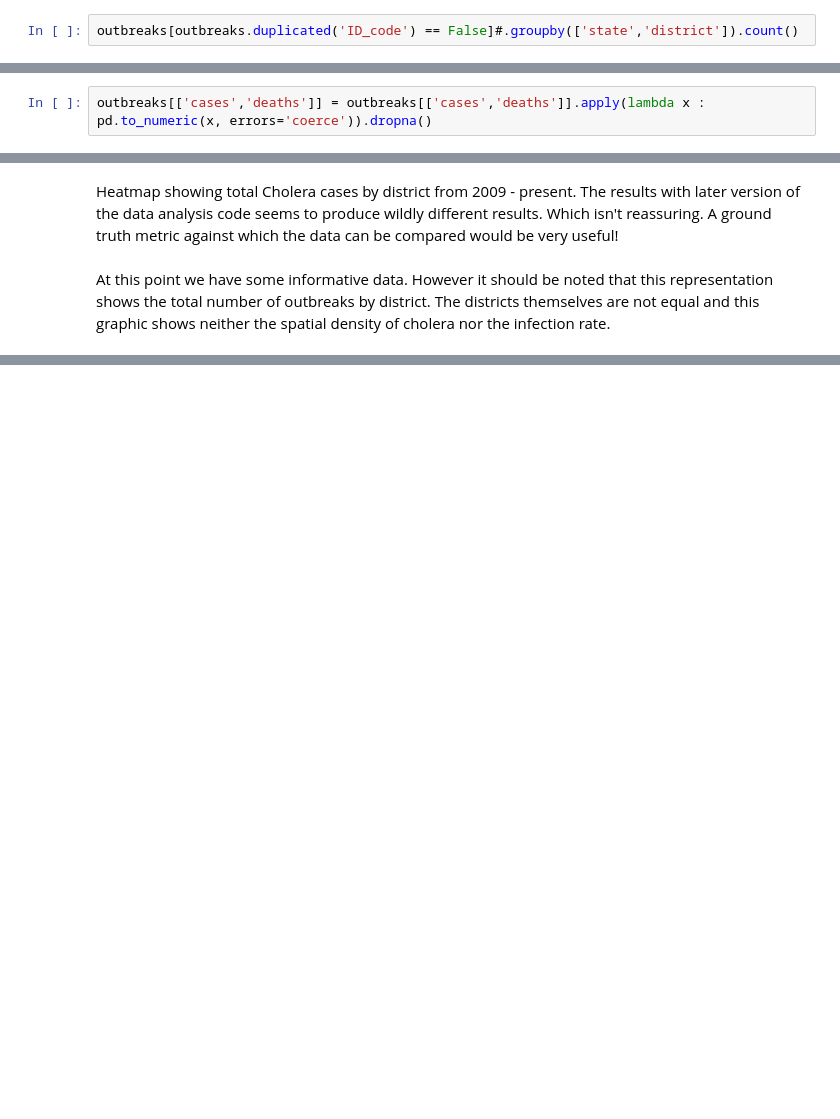
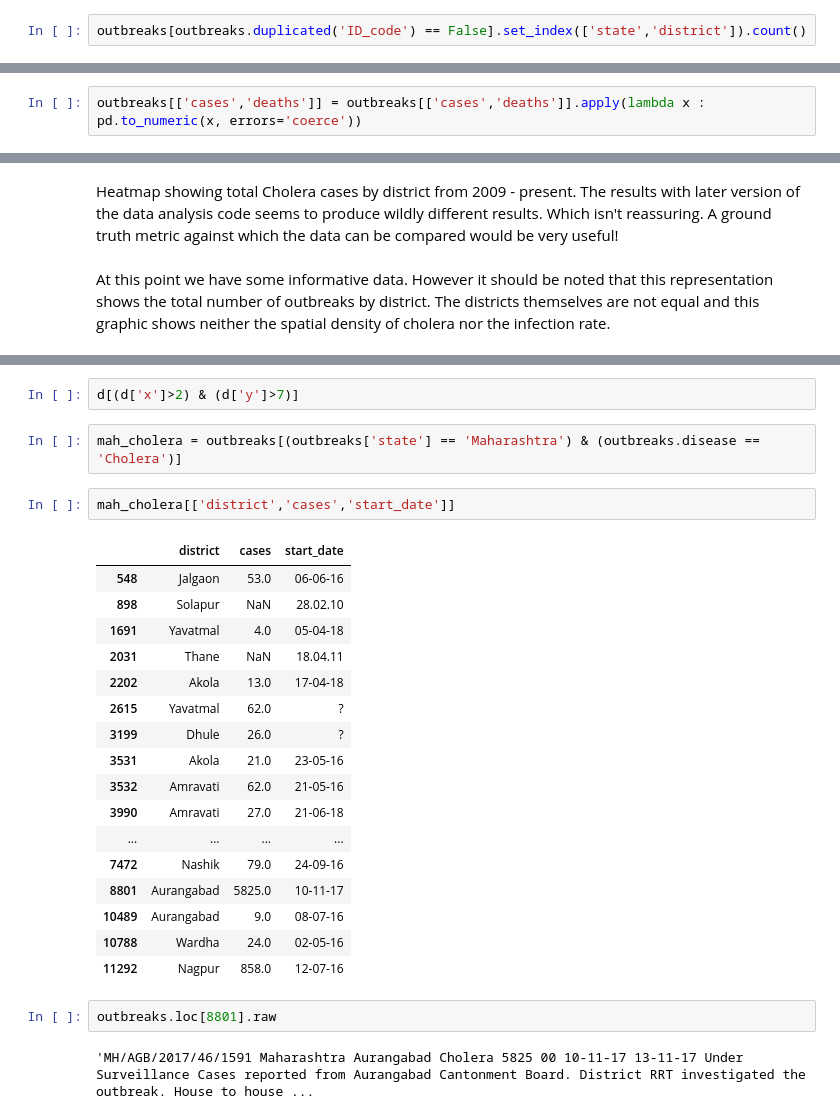
Before and after one commit to AngusLaurenson/idsp_converter, a Jupyter notebook: cleaning_and_merging_outbreaks_with_geospatial.ipynb, the cells around one changed output, grey strips where cells are left out. Drawn from its saved outputs; the diff is of its cells as text; blank space fills up the shorter version.

```diff
--- a/cleaning_and_merging_outbreaks_with_geospatial.ipynb
+++ b/cleaning_and_merging_outbreaks_with_geospatial.ipynb
@@ -40,5 +40,5 @@ Lets explore these datasets. _outbreaks_ has text information regarding outbreak
 # %% [markdown]
 Count the rows with the same ID_code.
 # %%
-outbreaks[outbreaks.duplicated('ID_code') == False]#.groupby(['state','district']).count()
+outbreaks[outbreaks.duplicated('ID_code') == False].set_index(['state','district']).count()
 # %% [output]
@@ -71,7 +83,7 @@ We would like to
 
 Using `apply` apply the `.to_numeric()` method along the case and death columns. Errors are coerced, meaning failure results in a NAN value which is then dropped. `lambda` function is used here in order to set the errors='coerce'.
 # %%
-outbreaks[['cases','deaths']] = outbreaks[['cases','deaths']].apply(lambda x : pd.to_numeric(x, errors='coerce')).dropna()
+outbreaks[['cases','deaths']] = outbreaks[['cases','deaths']].apply(lambda x : pd.to_numeric(x, errors='coerce'))
 # %% [markdown]
 similarly `apply` `to_datetime` to convert the dates.
 # %%
@@ -270,0 +309,28 @@ At this point we have some informative data. However it should be noted that thi
+# %%
+d[(d['x']>2) & (d['y']>7)]
+# %%
+mah_cholera = outbreaks[(outbreaks['state'] == 'Maharashtra') & (outbreaks.disease == 'Cholera')]
+# %%
+mah_cholera[['district','cases','start_date']]
+# %% [output]
+|  | district | cases | start_date |
+| 548 | Jalgaon | 53.0 | 06-06-16 |
+| 898 | Solapur | NaN | 28.02.10 |
+| 1691 | Yavatmal | 4.0 | 05-04-18 |
+| 2031 | Thane | NaN | 18.04.11 |
+| 2202 | Akola | 13.0 | 17-04-18 |
+| 2615 | Yavatmal | 62.0 | ? |
+| 3199 | Dhule | 26.0 | ? |
+| 3531 | Akola | 21.0 | 23-05-16 |
+| 3532 | Amravati | 62.0 | 21-05-16 |
+| 3990 | Amravati | 27.0 | 21-06-18 |
+| ... | ... | ... | ... |
+| 7472 | Nashik | 79.0 | 24-09-16 |
+| 8801 | Aurangabad | 5825.0 | 10-11-17 |
+| 10489 | Aurangabad | 9.0 | 08-07-16 |
+| 10788 | Wardha | 24.0 | 02-05-16 |
+| 11292 | Nagpur | 858.0 | 12-07-16 |
+# %%
+outbreaks.loc[8801].raw
+# %% [output]
+'MH/AGB/2017/46/1591 Maharashtra Aurangabad Cholera 5825 00 10-11-17 13-11-17 Under Surveillance Cases reported from Aurangabad Cantonment Board. District RRT investigated the outbreak. House to house ...
```
Also changed, not shown: parts of 11 cells of this notebook.
